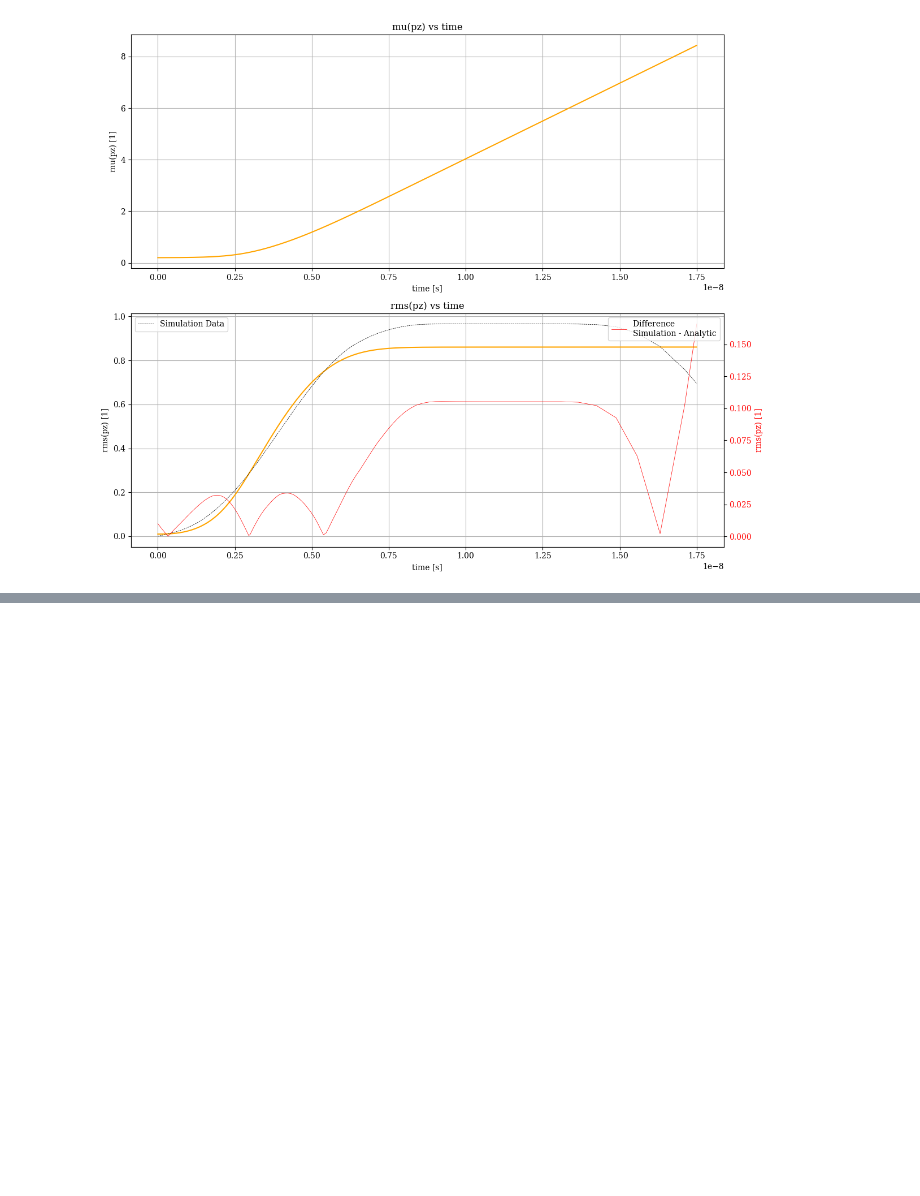
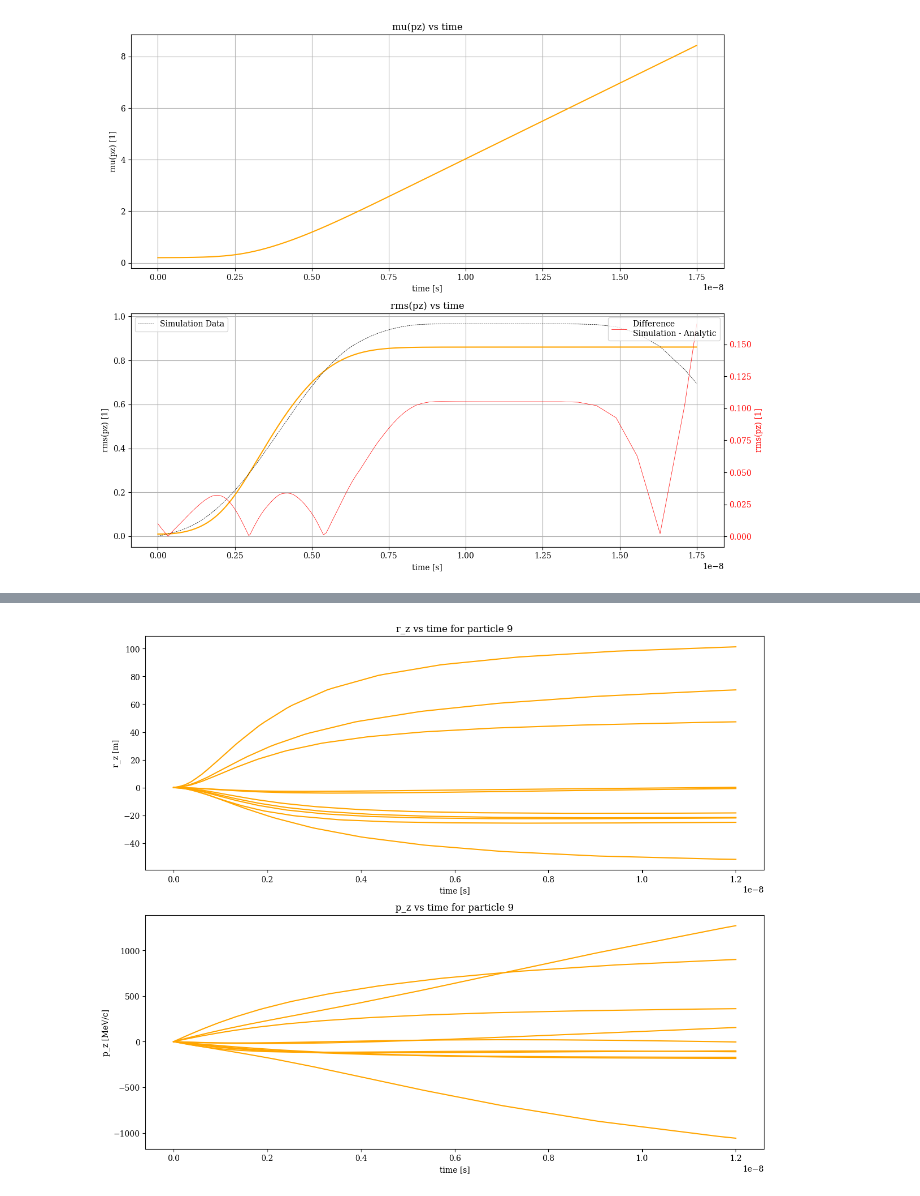
Before and after one commit to alexanderwischmann/FS26-semester-project, a Jupyter notebook: python/analytic_solve.ipynb, the cells around one changed output, grey strips where cells are left out. Drawn from its saved outputs; the diff is of its cells as text; code cells hidden in the pictures; blank space fills up the shorter version.

```diff
--- a/python/analytic_solve.ipynb
+++ b/python/analytic_solve.ipynb
@@ -11,7 +11,8 @@ M_E_SI = 9.1093837015e-31 # electron mass in kg
 M_E = 0.511 # electron mass in MeV/c^2
 Q_E_SI = -1.602176634e-19 # electron charge in C
 Q_E = -1. # electron charge in e
-EPSILON_0 = 5.5263494e13  # vacuum permittivity in in e/(MV*m)
+EPSILON_0_SI = 8.85418782e-12 # vacuum permittivity in As/(Vm)
+EPSILON_0 = 5.5263494e13  # vacuum permittivity in  e/(MV*m)
 C_SI = 299792458 # speed of light in m/s
 C = 1. # speed of light in c
 
@@ -686,0 +1034,57 @@ plt.show()
+# %%
+num_targets = len(r1_t_particles)
+
+times = np.linspace(0.0, T_END_SIMPLE, 100)
+r_t_particles = np.zeros((num_targets, len(times), 3))
+p_t_particles = np.zeros((num_targets, len(times), 3))
+
+for target_idx in range(num_targets):
+
+    r0_0 = r0_particles[target_idx]
+
+    times1 = times1_particles[target_idx]
+    r1_t = r1_t_particles[target_idx]
+    p1_t = p1_t_particles[target_idx]
+
+    r1_x_t_interp = np.interp(times, times1, r1_t[0, :]) # x-Komponente der Störung
+    r1_y_t_interp = np.interp(times, times1, r1_t[1, :]) # y-Komponente der Störung
+    r1_z_t_interp = np.interp(times, times1, r1_t[2, :]) # z-Komponente der Störung
+
+    p1_x_t_interp = np.interp(times, times1, p1_t[0, :]) # x-Komponente der Impuls-Störung
+    p1_y_t_interp = np.interp(times, times1, p1_t[1, :]) # y-Komponente der Impuls-Störung
+    p1_z_t_interp = np.interp(times, times1, p1_t[2, :]) # z-Komponente der Impuls-Störung
+
+    for t_idx in range(len(times)):
+        t = times[t_idx]
+        r0, pz0, _ = get_0th_trajectory(t, r0_0, pz_0)
+
+        r_t_particles[target_idx, t_idx, 0] = r0[0] + r1_x_t_interp[t_idx]
+        r_t_particles[target_idx, t_idx, 1] = r0[1] + r1_y_t_interp[t_idx]
+        r_t_particles[target_idx, t_idx, 2] = r0[2] + r1_z_t_interp[t_idx]
+        p_t_particles[target_idx, t_idx, 0] =  0 + p1_x_t_interp[t_idx] # 0. Ordnung Impuls in x-Richtung ist Null
+        p_t_particles[target_idx, t_idx, 1] =  0 + p1_y_t_interp[t_idx] # 0. Ordnung Impuls in y-Richtung ist Null
+        p_t_particles[target_idx, t_idx, 2] = pz0 + p1_z_t_interp[t_idx] # 0. Ordnung Impuls in z-Richtung + Störung
+
+
+fig, axes = plt.subplots(2, figsize=(12, 10))
+for i in range(num_targets):
+
+    r_t = r_t_particles[i]
+    p_t = p_t_particles[i]
+
+    axes[0].plot(times, r_t[:,2], color='orange') # z-Achse
+    axes[0].set_xlabel('time [s]')
+    axes[0].set_ylabel(f'r_z [m]')
+    axes[0].set_title(f'r_z vs time for particle {i}')
+    axes[0].grid()
+
+    axes[1].plot(times, p_to_betagamma(p_t[:,2]), color='orange') # z-Achse
+    axes[1].set_xlabel('time [s]')
+    axes[1].set_ylabel(f'p_z [MeV/c]')
+    axes[1].set_title(f'p_z vs time for particle {i}')
+    axes[1].grid()
+
+    plt.tight_layout()
+plt.show()
+# %% [output]
+[figure, added]
```
Also changed, not shown: parts of 13 cells of this notebook.
